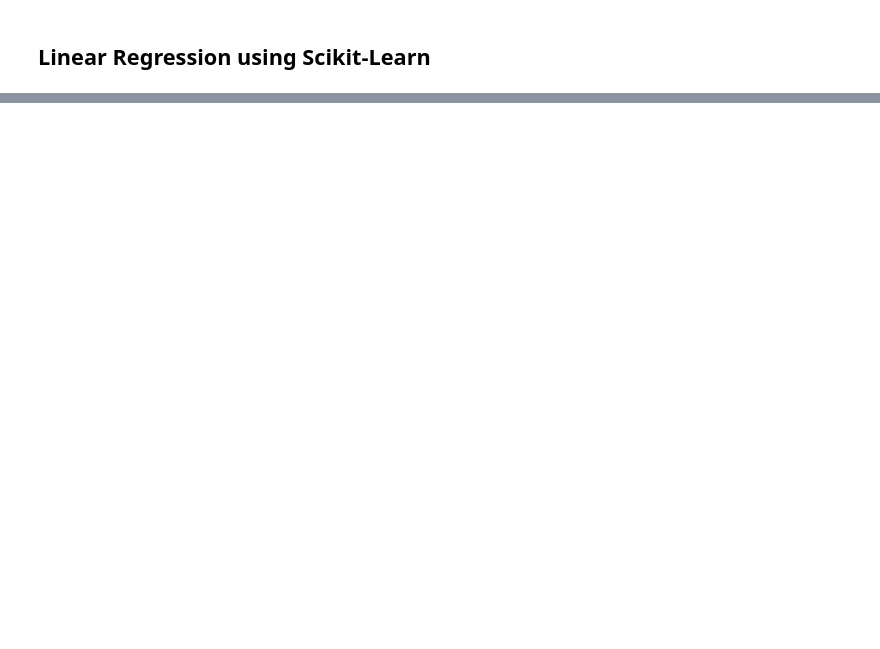
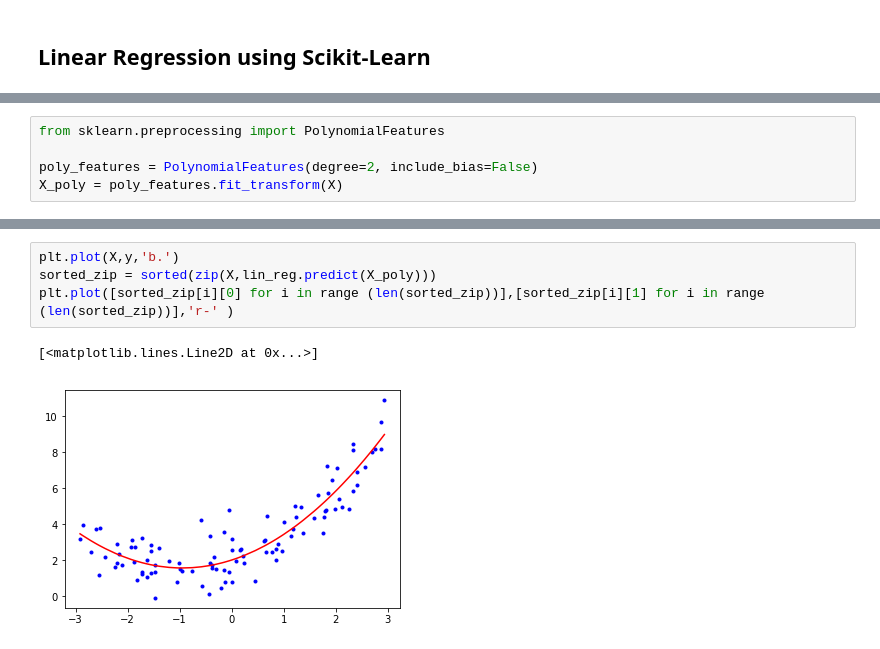
Before and after one commit to aishwaryaprabhat/machine_learning_essentials, a Jupyter notebook: regression/Regression.ipynb, the cells around one changed output, grey strips where cells are left out. Saved outputs shown, nothing was run; the diff lists cells and outputs as text; blank space fills up the shorter version.

```diff
--- a/regression/Regression.ipynb
+++ b/regression/Regression.ipynb
@@ -78,0 +94,5 @@ array([[3.92039108],
+# %%
+from sklearn.preprocessing import PolynomialFeatures
+
+poly_features = PolynomialFeatures(degree=2, include_bias=False)
+X_poly = poly_features.fit_transform(X)
@@ -78,0 +109,7 @@ array([[3.92039108],
+# %%
+plt.plot(X,y,'b.')
+sorted_zip = sorted(zip(X,lin_reg.predict(X_poly)))
+plt.plot([sorted_zip[i][0] for i in range (len(sorted_zip))],[sorted_zip[i][1] for i in range (len(sorted_zip))],'r-' )
+# %% [output]
+[<matplotlib.lines.Line2D at 0x...>]
+[figure, added]
```
Also changed, not shown: parts of 25 cells of this notebook, 1 other file.
